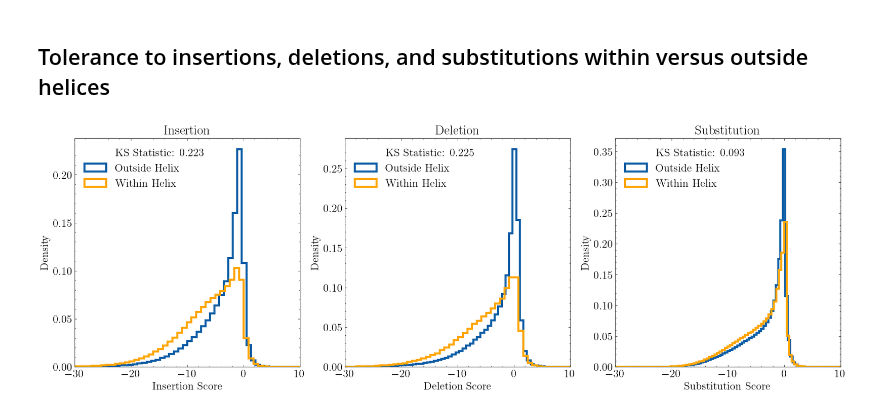
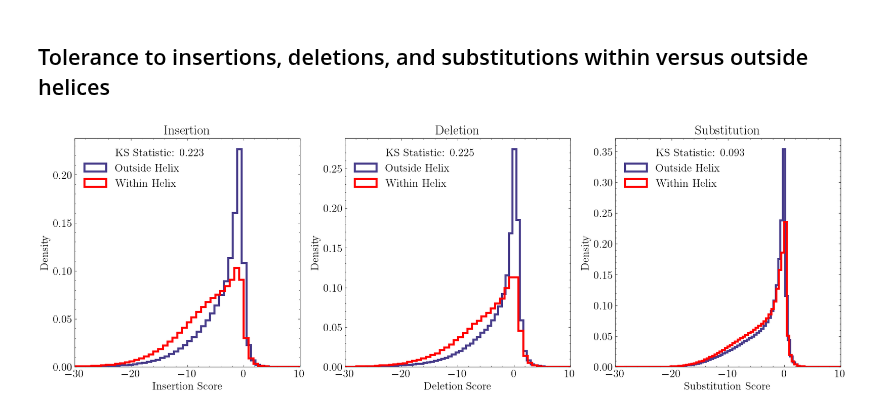
Before and after one commit to ntranoslab/diff-tol, a Jupyter notebook: code/fig3.ipynb, the cells around one changed output. Saved outputs shown, nothing was run; the diff lists cells and outputs as text; code cells hidden in the pictures.

```diff
--- a/code/fig3.ipynb
+++ b/code/fig3.ipynb
@@ -192,0 +225,25 @@ Text(0.5, 0, 'Substitution Score')
+# %%
+all_llrs["wt_mut"] = all_llrs.variant.str[0] + all_llrs.variant.str[-1]
+all_llrs["size_diff"] = all_llrs.variant.str[0].map(amino_acid_volumes) - all_llrs.variant.str[-1].map(amino_acid_volumes)
+
+size_diff_score_diff = all_llrs.groupby(['wt_mut', 'size_diff', 'conf_helix'])['score'].mean().unstack().assign(score_diff=lambda x: x[True] - x[False]).reset_index()
+# %%
+fig, axs = plt.subplots(1, 2, figsize=(10, 6))
+
+for i, dataset in enumerate([size_diff_score_diff[size_diff_score_diff.size_diff <= 0],
+                            size_diff_score_diff[size_diff_score_diff.size_diff >= 0]]):
+
+    slope, intercept = np.polyfit(dataset.size_diff, dataset.score_diff, 1)
+    slope_pval = sm.OLS(dataset.score_diff, sm.add_constant(dataset.size_diff)).fit().pvalues["size_diff"]
+
+    label="$\\beta_{slope}$="+f"{np.round(slope, 3)}\np("+"$\\beta_{slope}$)="+f"{np.round(slope_pval, 3)}"
+    axs[i].scatter(dataset.size_diff, dataset.score_diff, alpha=0.5)
+    axs[i].plot(dataset.size_diff, intercept + (slope*dataset.size_diff), color="orange", lw=3, label=label)
+
+    axs[i].legend()
+
+    if i == 0:
+        axs[i].set_ylabel("ESM Score Difference\n(Inside vs Outside Helix)")
+
+fig.supxlabel("Size Difference (Mut vs WT, \\AA$^3$)")
+plt.savefig("../figures/fig3b.pdf")
@@ -296,17 +355,22 @@ plt.show()
 ## Secondary structural element share as a function of percentile cutoff
 # %%
 cutoffs = range(5, 55, 5)
+# %%
+def get_diff_tol(cutoff: int) -> tuple:
+    dt, di = np.percentile(del_sub.aPLLR, cutoff), np.percentile(del_sub.aPLLR, 100-cutoff)
+    si, st = np.percentile(del_sub.avg_LLR, cutoff), np.percentile(del_sub.avg_LLR, 100-cutoff)
+
+    di_st = del_sub[(del_sub.aPLLR > di) & (del_sub.avg_LLR > st)]
+    dt_si = del_sub[(del_sub.aPLLR < dt) & (del_sub.avg_LLR < si)]
+
+    return di_st, dt_si
 # %%
 del_intol_sub_tol_structs = {}
 del_tol_sub_intol_structs = {}
 
 for cutoff in cutoffs:
-    del_tol, del_intol = np.percentile(del_sub.aPLLR, cutoff), np.percentile(del_sub.aPLLR, 100-cutoff)
-    sub_intol, sub_tol = np.percentile(del_sub.avg_LLR, cutoff), np.percentile(del_sub.avg_LLR, 100-cutoff)
 
-
-    del_intol_sub_tol = del_sub[(del_sub.aPLLR > del_intol) & (del_sub.avg_LLR > sub_tol)]
-    del_tol_sub_intol = del_sub[(del_sub.aPLLR < del_tol) & (del_sub.avg_LLR < sub_intol)]
+    del_intol_sub_tol, del_tol_sub_intol = get_diff_tol(cutoff)
 
     for data, data_dict in zip([del_intol_sub_tol, del_tol_sub_intol],
                                [del_intol_sub_tol_structs, del_tol_sub_intol_structs]):
@@ -374,21 +438,21 @@ del_ins_sub_scan = ins_sub_scan.assign(pos=lambda x: x.substitution.str[1:-1].as
 # %%
 fig, axs = plt.subplots(1, 3, figsize=(20, 6))
 
 for i, scoring in enumerate(zip(["ins_PLLR", "PLLR", "sub_PLLR"],
                                 ["Insertion", "Deletion", "Substitution"])):
     ks_stat = ks_2samp(del_ins_sub_scan[~del_ins_sub_scan.within_helix][scoring[0]],
                       del_ins_sub_scan[del_ins_sub_scan.within_helix][scoring[0]]).statistic
     axs[i].scatter([], [], color="white", label=f"KS Statistic: {np.round(ks_stat, 3)}")
 
     axs[i].hist(del_ins_sub_scan[~del_ins_sub_scan.within_helix][scoring[0]],
-             histtype="step", bins=100, lw=3, label="Outside Helix", density=True)
+             histtype="step", bins=100, lw=3, label="Outside Helix", density=True, color="darkslateblue")
     axs[i].hist(del_ins_sub_scan[del_ins_sub_scan.within_helix][scoring[0]],
-             histtype="step", bins=100, lw=3, label="Within Helix", density=True, color="orange")
+             histtype="step", bins=100, lw=3, label="Within Helix", density=True, color="red")
     axs[i].set_xlim(-30, 10)
     axs[i].legend()
 
     axs[i].set_xlabel(scoring[1] + " Score")
     axs[i].set_ylabel("Density")
     axs[i].set_title(scoring[1])
 # %% [output]
-[figure, old version]
+[figure, new version]
```
Also changed, not shown: parts of 24 cells of this notebook.
